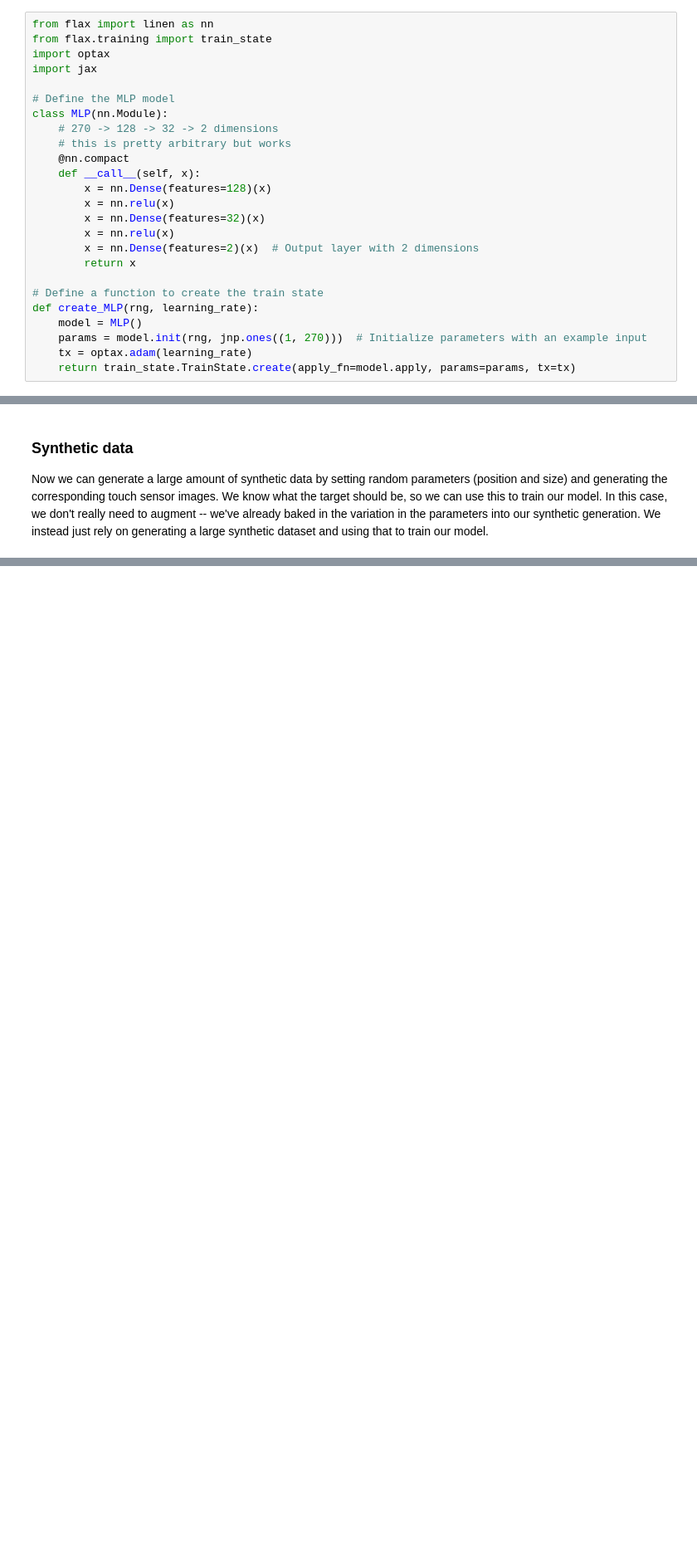
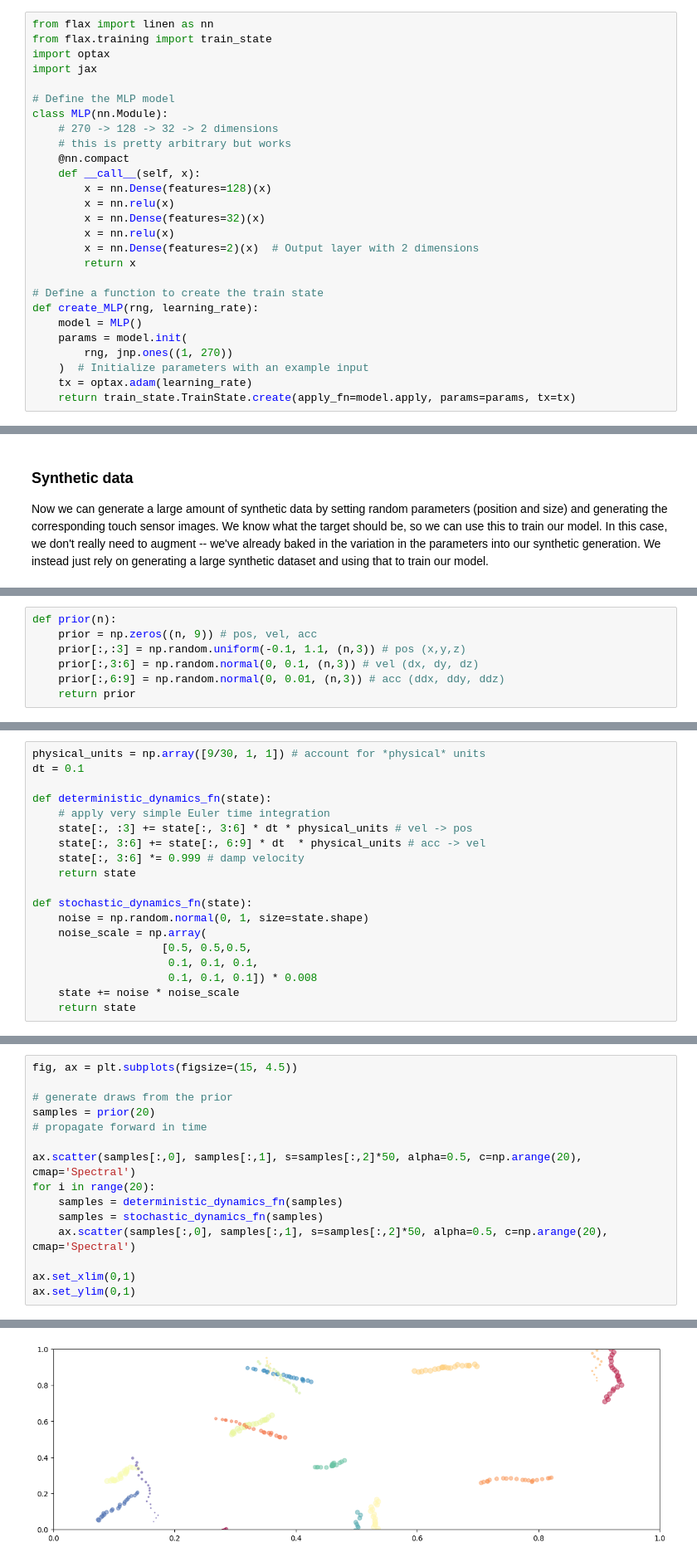
Before and after one commit to johnhw/cix_2024, a Jupyter notebook: 01_Introduction.ipynb, the cells around one changed output, grey strips where cells are left out. Shown at 83% size. Drawn from its saved outputs; the diff is of its cells as text; blank space fills up the shorter version.

```diff
--- a/01_Introduction.ipynb
+++ b/01_Introduction.ipynb
@@ -252,7 +248,9 @@ class MLP(nn.Module):
 # Define a function to create the train state
 def create_MLP(rng, learning_rate):
     model = MLP()
-    params = model.init(rng, jnp.ones((1, 270)))  # Initialize parameters with an example input
+    params = model.init(
+        rng, jnp.ones((1, 270))
+    )  # Initialize parameters with an example input
     tx = optax.adam(learning_rate)
     return train_state.TrainState.create(apply_fn=model.apply, params=params, tx=tx)
 # %%
@@ -965,0 +890,7 @@ Essentially, we use our **forward model** to generate lots of samples of possibl
+# %%
+def prior(n):
+    prior = np.zeros((n, 9)) # pos, vel, acc
+    prior[:,:3] = np.random.uniform(-0.1, 1.1, (n,3)) # pos (x,y,z)
+    prior[:,3:6] = np.random.normal(0, 0.1, (n,3)) # vel (dx, dy, dz)
+    prior[:,6:9] = np.random.normal(0, 0.01, (n,3)) # acc (ddx, ddy, ddz)
+    return prior
@@ -965,0 +902,19 @@ Essentially, we use our **forward model** to generate lots of samples of possibl
+# %%
+physical_units = np.array([9/30, 1, 1]) # account for *physical* units
+dt = 0.1
+
+def deterministic_dynamics_fn(state):
+    # apply very simple Euler time integration
+    state[:, :3] += state[:, 3:6] * dt * physical_units # vel -> pos
+    state[:, 3:6] += state[:, 6:9] * dt  * physical_units # acc -> vel
+    state[:, 3:6] *= 0.999 # damp velocity
+    return state
+
+def stochastic_dynamics_fn(state):
+    noise = np.random.normal(0, 1, size=state.shape)
+    noise_scale = np.array(
+                    [0.5, 0.5,0.5,
+                     0.1, 0.1, 0.1,
+                     0.1, 0.1, 0.1]) * 0.008
+    state += noise * noise_scale
+    return state
@@ -965,0 +923,16 @@ Essentially, we use our **forward model** to generate lots of samples of possibl
+# %%
+fig, ax = plt.subplots(figsize=(15, 4.5))
+
+# generate draws from the prior
+samples = prior(20)
+# propagate forward in time
+
+ax.scatter(samples[:,0], samples[:,1], s=samples[:,2]*50, alpha=0.5, c=np.arange(20), cmap='Spectral')
+for i in range(20):
+    samples = deterministic_dynamics_fn(samples)
+    samples = stochastic_dynamics_fn(samples)
+    ax.scatter(samples[:,0], samples[:,1], s=samples[:,2]*50, alpha=0.5, c=np.arange(20), cmap='Spectral')
+
+ax.set_xlim(0,1)
+ax.set_ylim(0,1)
+# %% [output]
@@ -965,0 +940 @@ Essentially, we use our **forward model** to generate lots of samples of possibl
+[figure, added]
```
Also changed, not shown: parts of 51 cells of this notebook, 17 other files.
